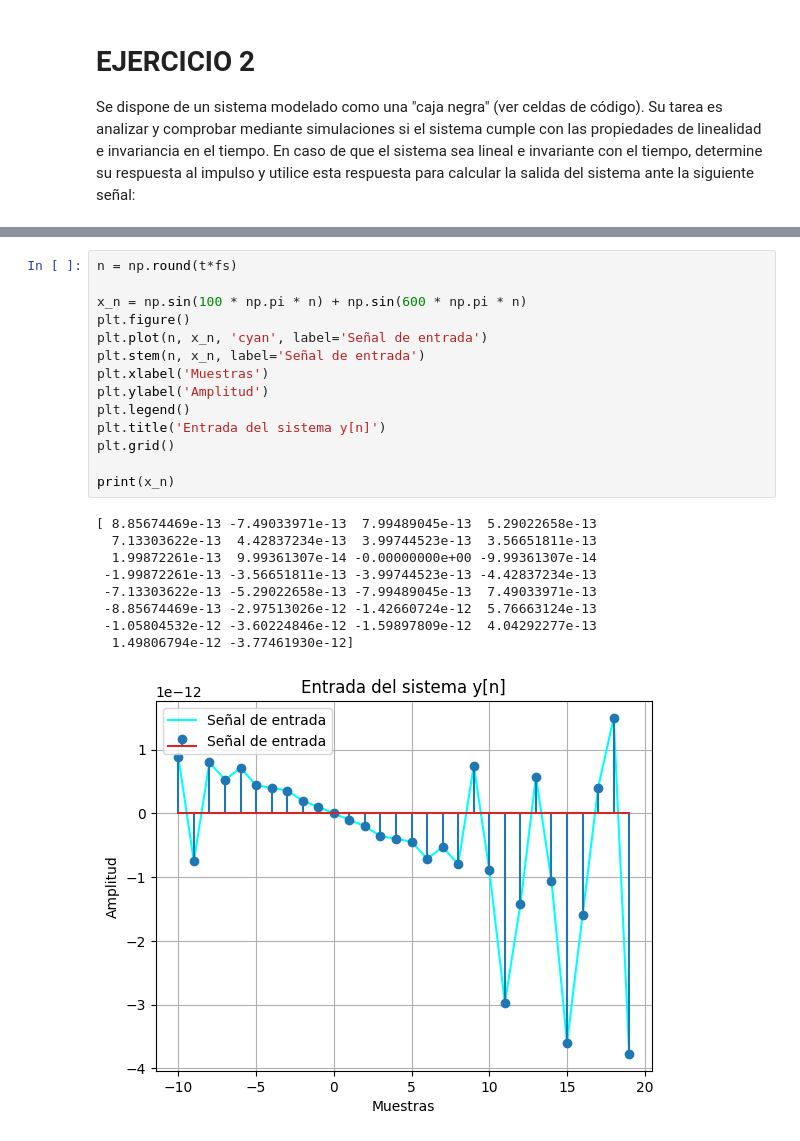
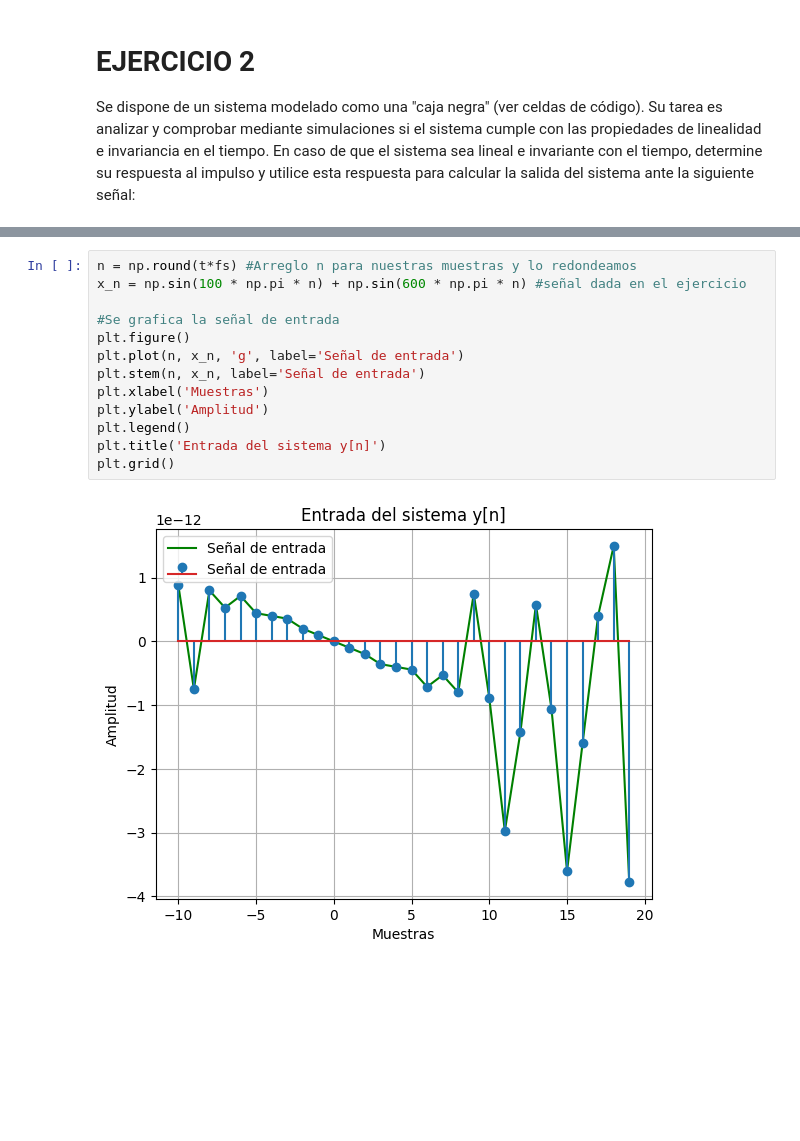
Before and after one commit to smarulandas/samuel-Marualanda, a Jupyter notebook: SOLUCION_PRIMER_PARCIAL_2024-II-S&S.ipynb, the cells around one changed output, grey strips where cells are left out. Saved outputs shown, nothing was run; the diff lists cells and outputs as text; blank space fills up the shorter version.

```diff
--- a/SOLUCION_PRIMER_PARCIAL_2024-II-S&S.ipynb
+++ b/SOLUCION_PRIMER_PARCIAL_2024-II-S&S.ipynb
@@ -323,25 +338,16 @@ plt.show()
 # %%
-n = np.round(t*fs)
+n = np.round(t*fs) #Arreglo n para nuestras muestras y lo redondeamos
+x_n = np.sin(100 * np.pi * n) + np.sin(600 * np.pi * n) #señal dada en el ejercicio
 
-x_n = np.sin(100 * np.pi * n) + np.sin(600 * np.pi * n)
+#Se grafica la señal de entrada
 plt.figure()
-plt.plot(n, x_n, 'cyan', label='Señal de entrada')
+plt.plot(n, x_n, 'g', label='Señal de entrada')
 plt.stem(n, x_n, label='Señal de entrada')
 plt.xlabel('Muestras')
 plt.ylabel('Amplitud')
 plt.legend()
 plt.title('Entrada del sistema y[n]')
 plt.grid()
-
-print(x_n)
 # %% [output]
-[ 8.85674469e-13 -7.49033971e-13  7.99489045e-13  5.29022658e-13
-  7.13303622e-13  4.42837234e-13  3.99744523e-13  3.56651811e-13
-  1.99872261e-13  9.99361307e-14 -0.00000000e+00 -9.99361307e-14
- -1.99872261e-13 -3.56651811e-13 -3.99744523e-13 -4.42837234e-13
- -7.13303622e-13 -5.29022658e-13 -7.99489045e-13  7.49033971e-13
- -8.85674469e-13 -2.97513026e-12 -1.42660724e-12  5.76663124e-13
- -1.05804532e-12 -3.60224846e-12 -1.59897809e-12  4.04292277e-13
-  1.49806794e-12 -3.77461930e-12]
-[figure, old version]
+[figure, new version]
 # %%
```
Also changed, not shown: parts of 9 cells of this notebook.
